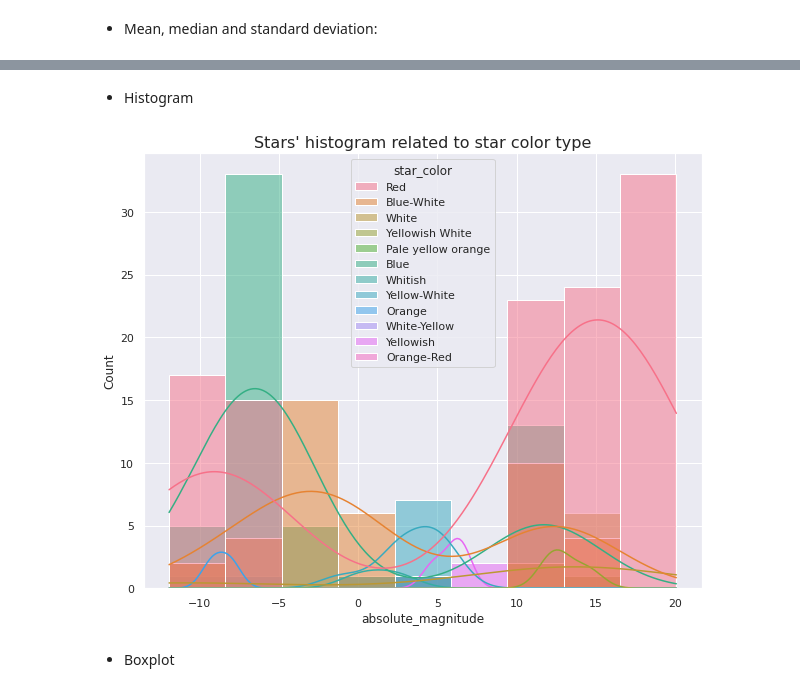
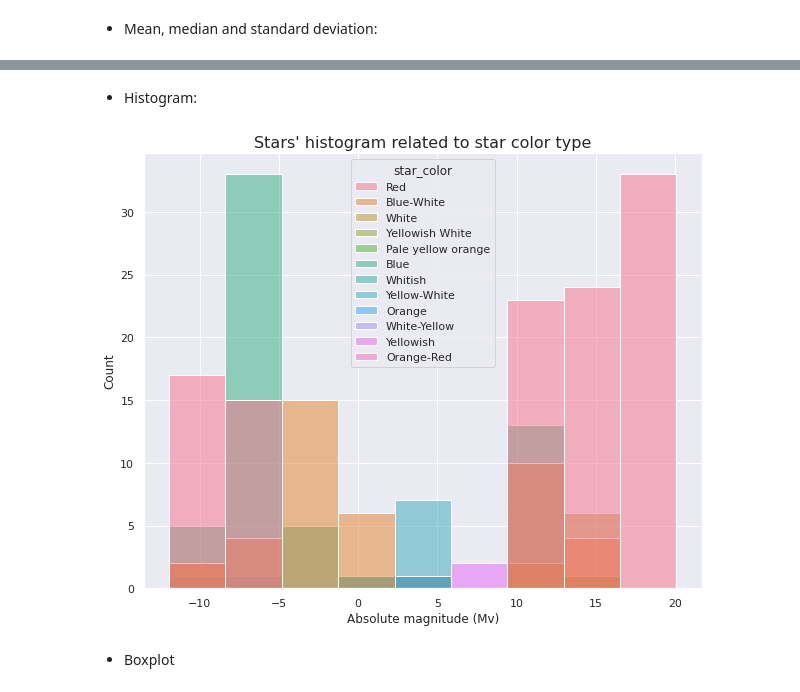
Before and after one commit to DamodaraBarbosa/machine_learning_studies, a Jupyter notebook: Star_type_prediction.ipynb, the cells around one changed output, grey strips where cells are left out. Saved outputs shown, nothing was run; the diff lists cells and outputs as text; code cells hidden in the pictures.

```diff
--- a/Star_type_prediction.ipynb
+++ b/Star_type_prediction.ipynb
@@ -563,12 +562,13 @@ pd.DataFrame({'Mean': df.groupby('star_color')['absolute_magnitude'].mean(),
 # %% [markdown]
-* Histogram
+* Histogram:
 # %%
 plt.figure(figsize= (10, 8))
-ax = sns.histplot(data= df, x= 'absolute_magnitude', hue= 'star_color',kde= True)
+ax = sns.histplot(data= df, x= 'absolute_magnitude', hue= 'star_color')
 ax.set_title("Stars' histogram related to star color type", fontsize= 16)
+plt.xlabel('Absolute magnitude (Mv)')
 plt.show()
 # %% [output]
-[figure, old version]
+[figure, new version]
 # %% [markdown]
 * Boxplot
 # %%
```
Also changed, not shown: parts of 88 cells of this notebook.
